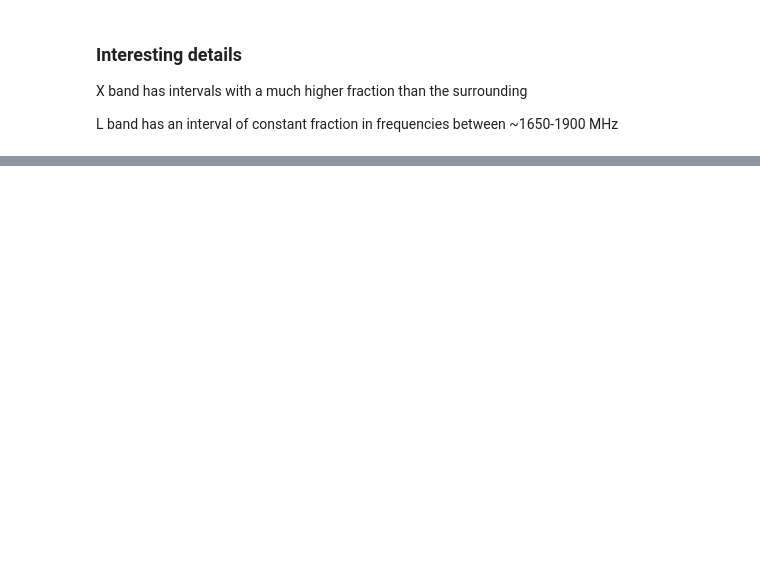
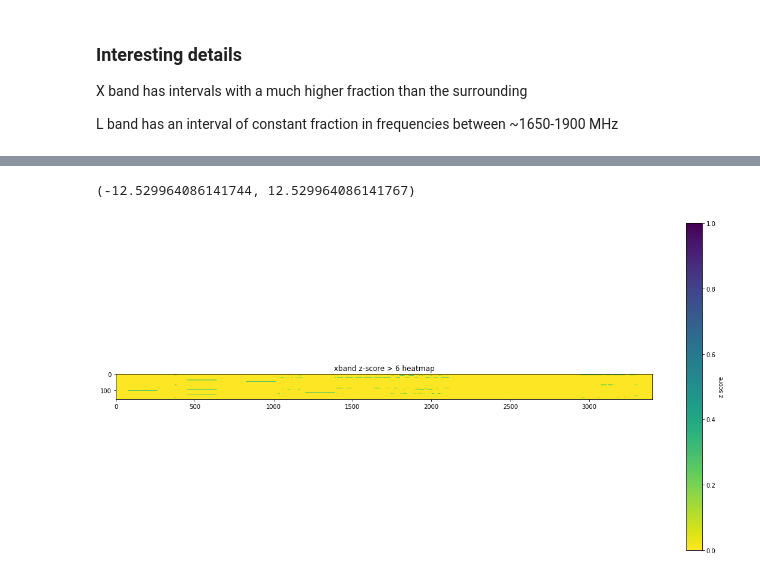
Before and after one commit to dbautista98/Breakthrough_Listen, a Jupyter notebook: turboSETI_vs_energy_detection.ipynb, the cells around one changed output, grey strips where cells are left out. Cells and saved outputs as stored; diff of their text form; code cells hidden in the pictures; blank space fills up the shorter version.

```diff
--- a/turboSETI_vs_energy_detection.ipynb
+++ b/turboSETI_vs_energy_detection.ipynb
@@ -199,0 +219,26 @@ plt.bar(read_pickle(fine_pickles[1])["frequency bin"][:-1], event_counts)
+# %%
+def z_score(df):
+    arr = np.array(df)
+    mean = np.mean(arr, axis=0)
+    sd = np.std(arr, axis=0)
+    no_data = np.where(np.sum(arr, axis=0) == 0)
+    # correct for zero standard deviations
+    sd[no_data] = np.inf
+    mask = np.where(sd==0)
+    sd[mask] = 1e-9
+    z_tbl = (arr - mean)/sd
+    return z_tbl
+# %%
+np.min(z_score(df)), np.max(z_score(df))
+# %% [output]
+(-12.529964086141744, 12.529964086141767)
+# %%
+z_val = 6
+
+plt.figure(figsize=(20,10))
+plt.imshow(np.abs(z_score(df))>z_val, cmap="viridis_r")
+plt.colorbar(label="z score")
+plt.title("xband z-score > %s heatmap"%z_val)
+plt.savefig("xband_heatmap.pdf")
+# %% [output]
+[figure, added]
```
Also changed, not shown: parts of 24 cells of this notebook.
